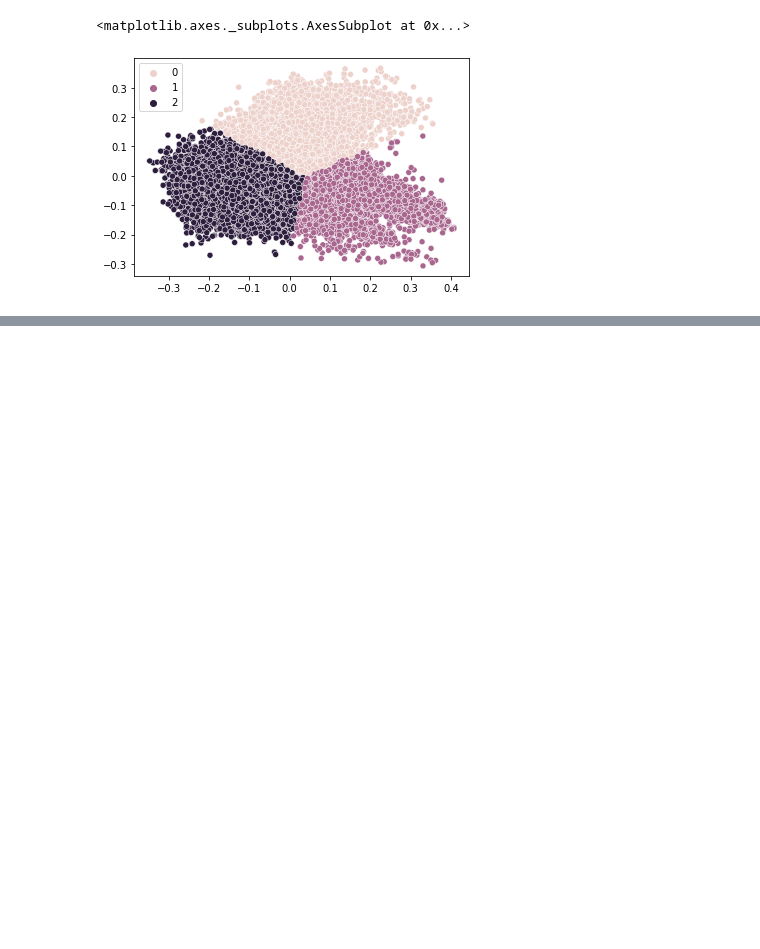
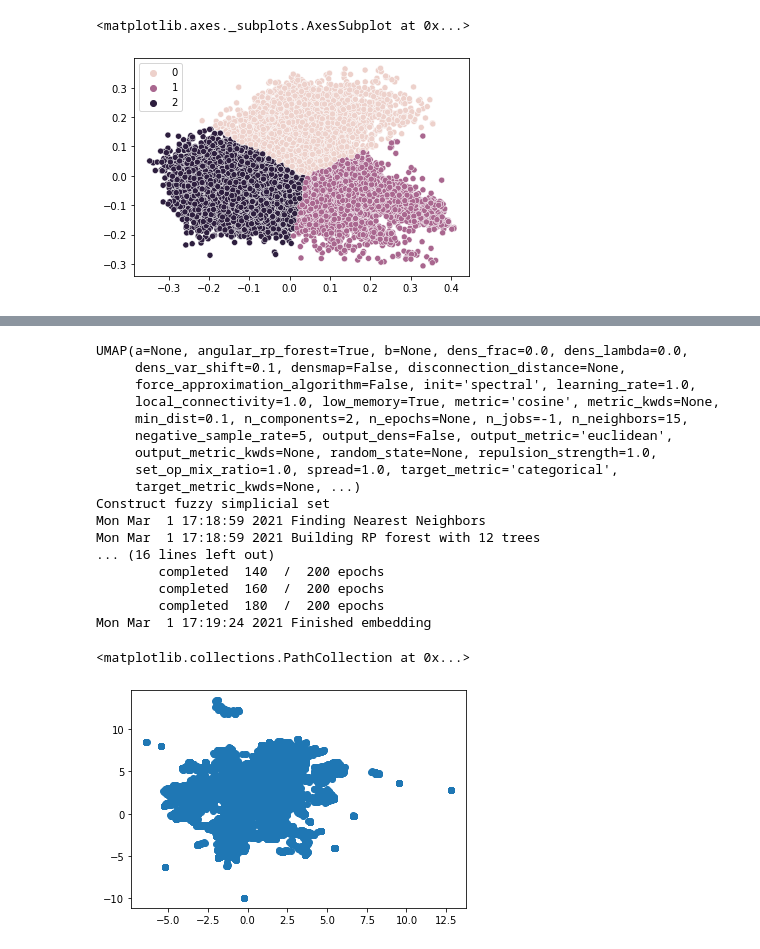
Before and after one commit to LightDashing/data_science_cheat_sheet, a Jupyter notebook: Разные штуки.ipynb, the cells around one changed output, grey strips where cells are left out. Cells and saved outputs as stored; diff of their text form; code cells hidden in the pictures; blank space fills up the shorter version.

```diff
--- a/Разные штуки.ipynb
+++ b/Разные штуки.ipynb
@@ -531,0 +195,6 @@ compare(vectors, test_text=test_vector)
+# %%
+df = pd.read_csv("train.csv", index_col="ID")
+data = df['TITLE'] + df['ABSTRACT']
+data.head()
+# %%
+top2v = Top2Vec(data, embedding_model='universal-sentence-encoder-multilingual')
@@ -531,0 +215,25 @@ compare(vectors, test_text=test_vector)
+# %%
+vectors = top2v._get_document_vectors()
+reduced2d = umap.UMAP(n_neighbors=15, n_components=2, metric='cosine', verbose=True).fit_transform(vectors)
+x, y = reduced2d[:,0], reduced2d[:,1]
+plt.scatter(x,y)
+# %% [output]
+UMAP(a=None, angular_rp_forest=True, b=None, dens_frac=0.0, dens_lambda=0.0,
+     dens_var_shift=0.1, densmap=False, disconnection_distance=None,
+     force_approximation_algorithm=False, init='spectral', learning_rate=1.0,
+     local_connectivity=1.0, low_memory=True, metric='cosine', metric_kwds=None,
+     min_dist=0.1, n_components=2, n_epochs=None, n_jobs=-1, n_neighbors=15,
+     negative_sample_rate=5, output_dens=False, output_metric='euclidean',
+     output_metric_kwds=None, random_state=None, repulsion_strength=1.0,
+     set_op_mix_ratio=1.0, spread=1.0, target_metric='categorical',
+     target_metric_kwds=None, ...)
+Construct fuzzy simplicial set
+Mon Mar  1 17:18:59 2021 Finding Nearest Neighbors
+Mon Mar  1 17:18:59 2021 Building RP forest with 12 trees
+... (16 lines left out)
+        completed  140  /  200 epochs
+        completed  160  /  200 epochs
+        completed  180  /  200 epochs
+Mon Mar  1 17:19:24 2021 Finished embedding
+<matplotlib.collections.PathCollection at 0x...>
+[figure, added]
```
Also changed, not shown: parts of 31 cells of this notebook.
